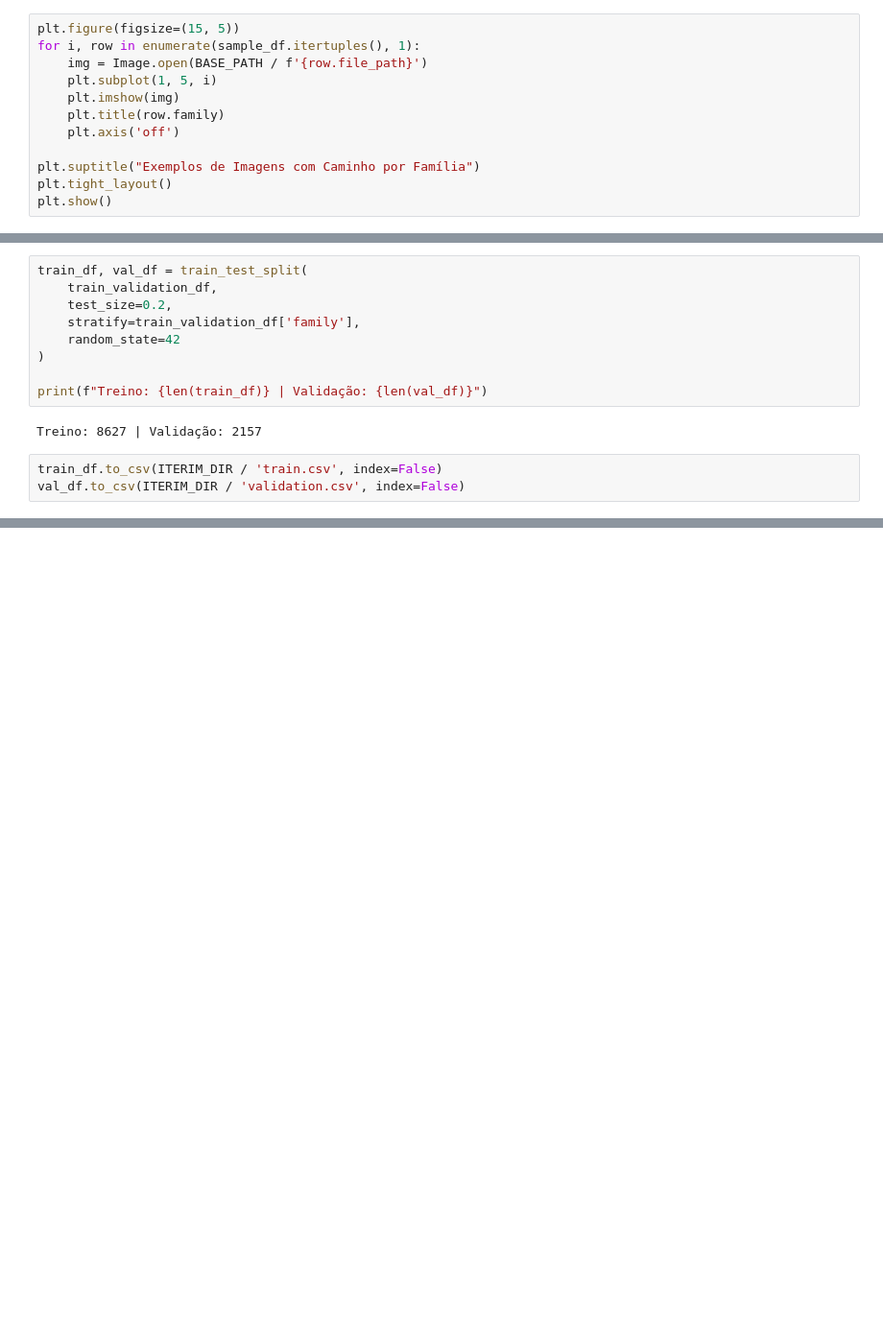
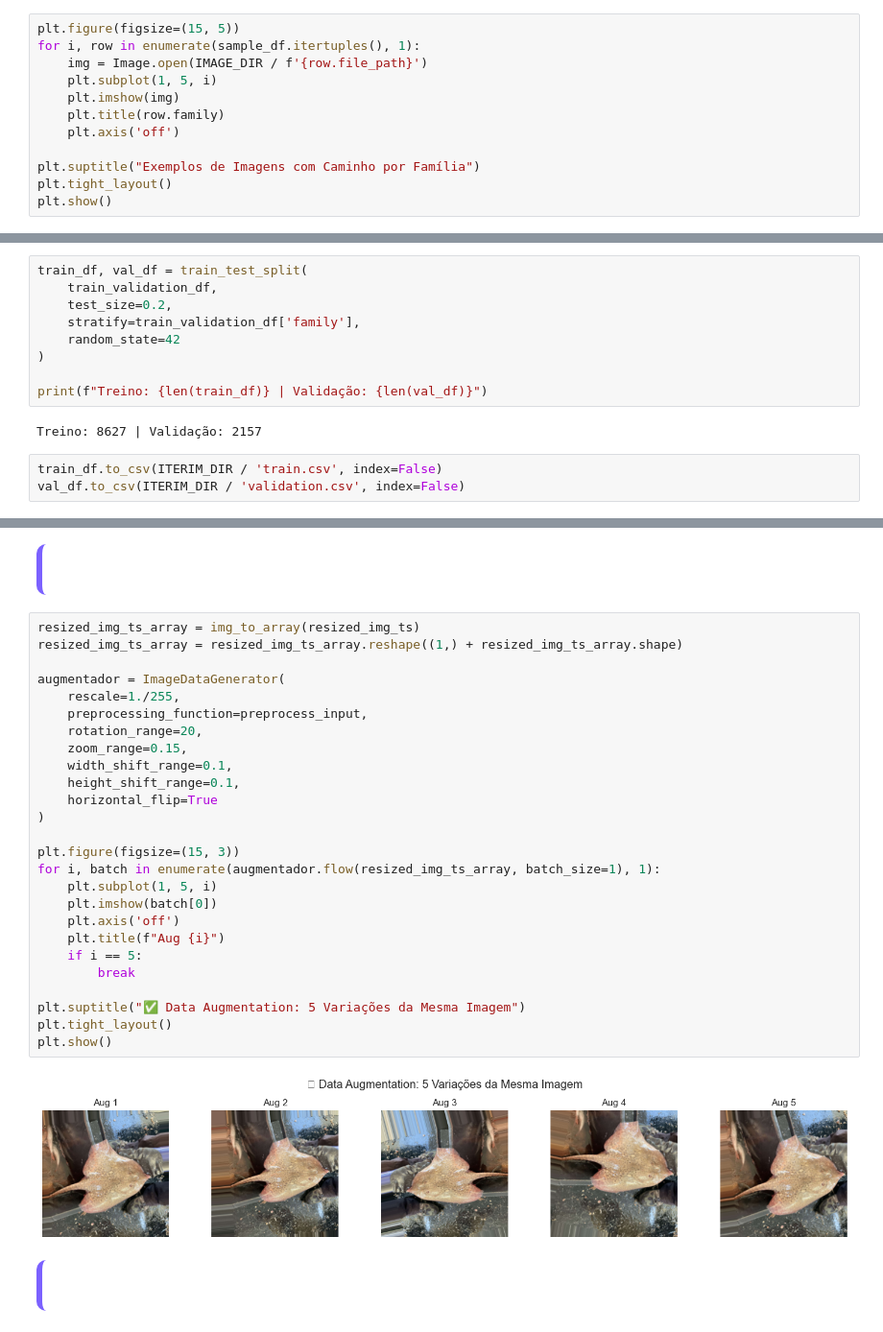
Before and after one commit to TiagoPedrotkd/DL_EOLP, a Jupyter notebook: notebooks/01_DEAP.ipynb, the cells around one changed output, grey strips where cells are left out. Shown at 96% size. Cells and saved outputs as stored; diff of their text form; blank space fills up the shorter version.

```diff
--- a/notebooks/01_DEAP.ipynb
+++ b/notebooks/01_DEAP.ipynb
@@ -288,7 +303,7 @@ sample_df = df.sample(n=5, random_state=10)
 # %%
 plt.figure(figsize=(15, 5))
 for i, row in enumerate(sample_df.itertuples(), 1):
-    img = Image.open(BASE_PATH / f'{row.file_path}')
+    img = Image.open(IMAGE_DIR / f'{row.file_path}')
     plt.subplot(1, 5, i)
     plt.imshow(img)
     plt.title(row.family)
@@ -363,0 +493,36 @@ val_df.to_csv(ITERIM_DIR / 'validation.csv', index=False)
+# %% [markdown]
+<div style="border-left: 6px solid #7B61FF; color:white; margin-left:90px; padding:10px; border-radius:10px; font-family:Arial, sans-serif; font-size:24px; font-weight:bold;">
+  <p style="font-size:20px; margin-left: 30px"> Data Augmentation : </p>
+</div>
+# %%
+resized_img_ts_array = img_to_array(resized_img_ts)
+resized_img_ts_array = resized_img_ts_array.reshape((1,) + resized_img_ts_array.shape)
+
+augmentador = ImageDataGenerator(
+    rescale=1./255,
+    preprocessing_function=preprocess_input,
+    rotation_range=20,
+    zoom_range=0.15,
+    width_shift_range=0.1,
+    height_shift_range=0.1,
+    horizontal_flip=True
+)
+
+plt.figure(figsize=(15, 3))
+for i, batch in enumerate(augmentador.flow(resized_img_ts_array, batch_size=1), 1):
+    plt.subplot(1, 5, i)
+    plt.imshow(batch[0])
+    plt.axis('off')
+    plt.title(f"Aug {i}")
+    if i == 5:
+        break
+
+plt.suptitle("✅ Data Augmentation: 5 Variações da Mesma Imagem")
+plt.tight_layout()
+plt.show()
+# %% [output]
+[figure, added]
+# %% [markdown]
+<div style="border-left: 6px solid #7B61FF; color:white; margin-left:90px; padding:10px; border-radius:10px; font-family:Arial, sans-serif; font-size:24px; font-weight:bold;">
+  <p style="font-size:20px; margin-left: 30px"> Escolha final dos pré-processamento: </p>
+</div>
```
Also changed, not shown: parts of 26 cells of this notebook.
